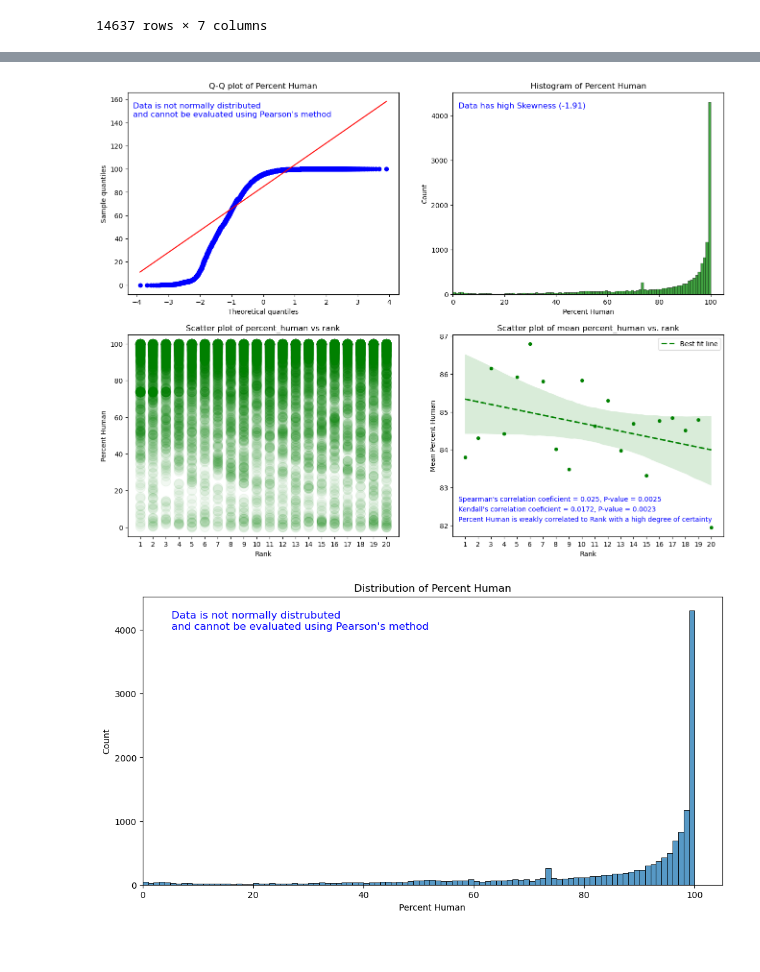
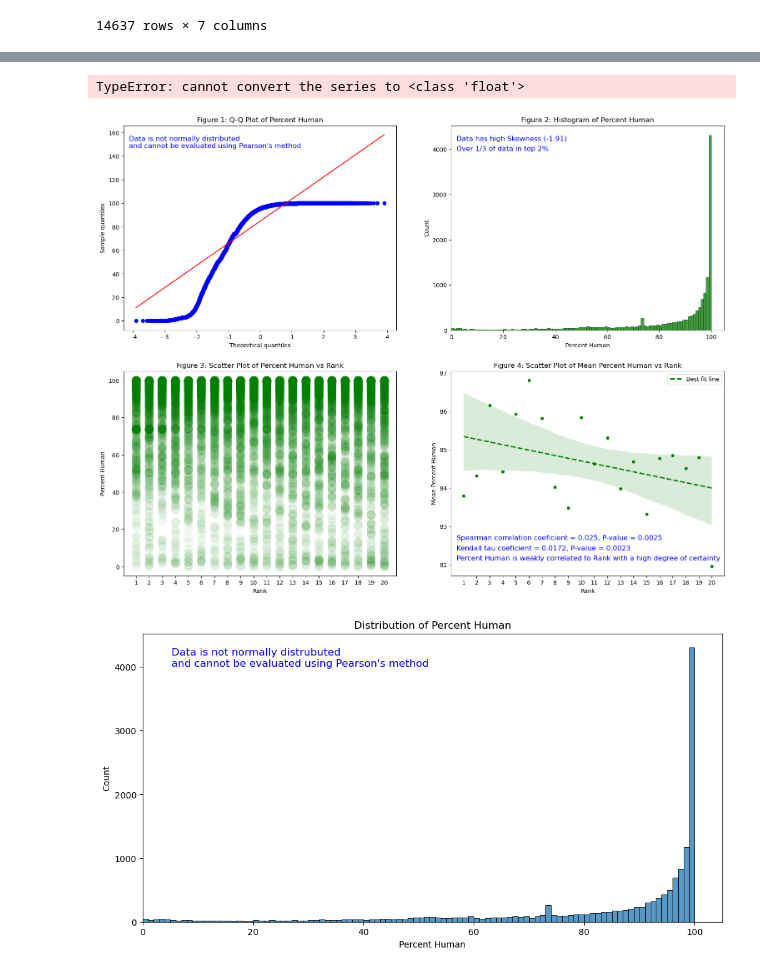
Before and after one commit to Magmafish/SerpGS, a Jupyter notebook: interpretation.ipynb, the cells around one changed output, grey strips where cells are left out. Cells and saved outputs as stored; diff of their text form; code cells hidden in the pictures; blank space fills up the shorter version.

Commit message:
graph updates

```diff
--- a/interpretation.ipynb
+++ b/interpretation.ipynb
@@ -32,10 +68,15 @@ df
+# %%
+df['log_p_h'] = math.log10(df['percent_human'])
+# %% [output]
+TypeError: cannot convert the series to <class 'float'>
 # %%
 # define subplots
-fig, axs = plt.subplots(2, 2, figsize=(16, 12))
+fig, axs = plt.subplots(nrows=2, ncols=2, figsize=(16, 12))
 
+#fig, axs = plt.subplots(nrows=2, ncols=2, figsize=(16, 12), gridspec_kw={'hspace': 0.2, 'wspace': 0.1})
 # Q-Q plot
 st.probplot(df['percent_human'], dist='norm', plot=axs[0, 0])
-axs[0, 0].set_title('Q-Q plot of Percent Human')
+axs[0, 0].set_title('Figure 1: Q-Q Plot of Percent Human')
 axs[0, 0].set_xlabel('Theoretical quantiles')
 axs[0, 0].set_ylabel('Sample quantiles')
 axs[0, 0].text(0.02, 0.95, 'Data is not normally distributed\nand cannot be evaluated using Pearson\'s method', transform=axs[0, 0].transAxes, fontsize=12, verticalalignment='top', color='blue')
@@ -43,40 +84,41 @@ axs[0, 0].text(0.02, 0.95, 'Data is not normally distributed\nand cannot be eval
 # Histogram
 skewness = round(st.skew(df['percent_human']),2)
 sns.histplot(data=df['percent_human'], kde=False, binwidth=1, color='green', ax=axs[0, 1])
-axs[0, 1].set_title('Histogram of Percent Human')
+axs[0, 1].set_title('Figure 2: Histogram of Percent Human')
 axs[0, 1].set_xlabel('Percent Human')
 axs[0, 1].set_ylabel('Count')
 axs[0, 1].set_xlim(0, None)
 axs[0, 1].set_ylim(0, None)
 axs[0, 1].text(0.02, 0.95, f'Data has high Skewness ({skewness})', transform=axs[0, 1].transAxes, fontsize=12, verticalalignment='top', color='blue')
+axs[0, 1].text(0.02, 0.90, f'Over 1/3 of data in top 2%', transform=axs[0, 1].transAxes, fontsize=12, verticalalignment='top', color='blue')
 
 
 # Scatter plot of percent_human vs rank
 sns.scatterplot(data=df, x='rank', y='percent_human', color='green', alpha=0.05, s=200, edgecolor=None, ax=axs[1, 0])
-axs[1, 0].set_title('Scatter plot of percent_human vs rank')
+axs[1, 0].set_title('Figure 3: Scatter Plot of Percent Human vs Rank')
 axs[1, 0].set_xlabel('Rank')
 axs[1, 0].set_ylabel('Percent Human')
 axs[1, 0].set_xticks(np.arange(1, 21))
 
 # Scatter plot of mean percent_human vs. rank
 spear_corr, spear_pval = tuple(round(x, 4) for x in st.spearmanr(df['rank'], df['percent_human']))
 #spear_corr, spear_pval = st.spearmanr(df['rank'], df['percent_human'])
 #ken_tau, ken_pval = st.kendalltau(df['rank'], df['percent_human'])
 ken_tau, ken_pval = tuple(round(x, 4) for x in st.kendalltau(df['rank'], df['percent_human']))
 grouped_data = df.groupby('rank')
 mean_percent_human = grouped_data['percent_human'].mean().reset_index()
 sns.scatterplot(ax=axs[1, 1], data=mean_percent_human, x='rank', y='percent_human',  color='green')
 sns.regplot(ax=axs[1, 1], data=mean_percent_human, x='rank', y='percent_human', color='green', scatter=False, line_kws={'linestyle':'--'})
-axs[1, 1].set_title('Scatter plot of mean percent_human vs. rank')
+axs[1, 1].set_title('Figure 4: Scatter Plot of Mean Percent Human vs Rank')
 axs[1, 1].set_xlabel('Rank')
 axs[1, 1].set_ylabel('Mean Percent Human')
 axs[1, 1].set_xticks(np.arange(1, 21))
 axs[1, 1].legend(handles=axs[1, 1].lines[::len(mean_percent_human)], labels=['Best fit line'])
-axs[1, 1].text(0.02, 0.20, f'Spearman\'s correlation coeficient = {spear_corr}, P-value = {spear_pval}', transform=axs[1, 1].transAxes, fontsize=10, verticalalignment='top', color='blue')
-axs[1, 1].text(0.02, 0.15, f'Kendall\'s correlation coeficient = {ken_tau}, P-value = {ken_pval}', transform=axs[1, 1].transAxes, fontsize=10, verticalalignment='top', color='blue')
-axs[1, 1].text(0.02, 0.10, f'Percent Human is weakly correlated to Rank with a high degree of certainty', transform=axs[1, 1].transAxes, fontsize=10, verticalalignment='top', color='blue')
-
-#
+axs[1, 1].text(0.02, 0.20, f'Spearman correlation coeficient = {spear_corr}, P-value = {spear_pval}', transform=axs[1, 1].transAxes, fontsize=12, verticalalignment='top', color='blue')
+axs[1, 1].text(0.02, 0.15, f'Kendall tau coeficient = {ken_tau}, P-value = {ken_pval}', transform=axs[1, 1].transAxes, fontsize=12, verticalalignment='top', color='blue')
+axs[1, 1].text(0.02, 0.10, f'Percent Human is weakly correlated to Rank with a high degree of certainty', transform=axs[1, 1].transAxes, fontsize=12, verticalalignment='top', color='blue')
+fig.subplots_adjust(left=0.05, right=0.95, top=0.95, bottom=0.05)
+fig.savefig('figures/Fig_1-4.png')
 plt.show()
 # %% [output]
-[figure, old version]
+[figure, new version]
```
Also changed, not shown: parts of 9 cells of this notebook, 1 other file.
